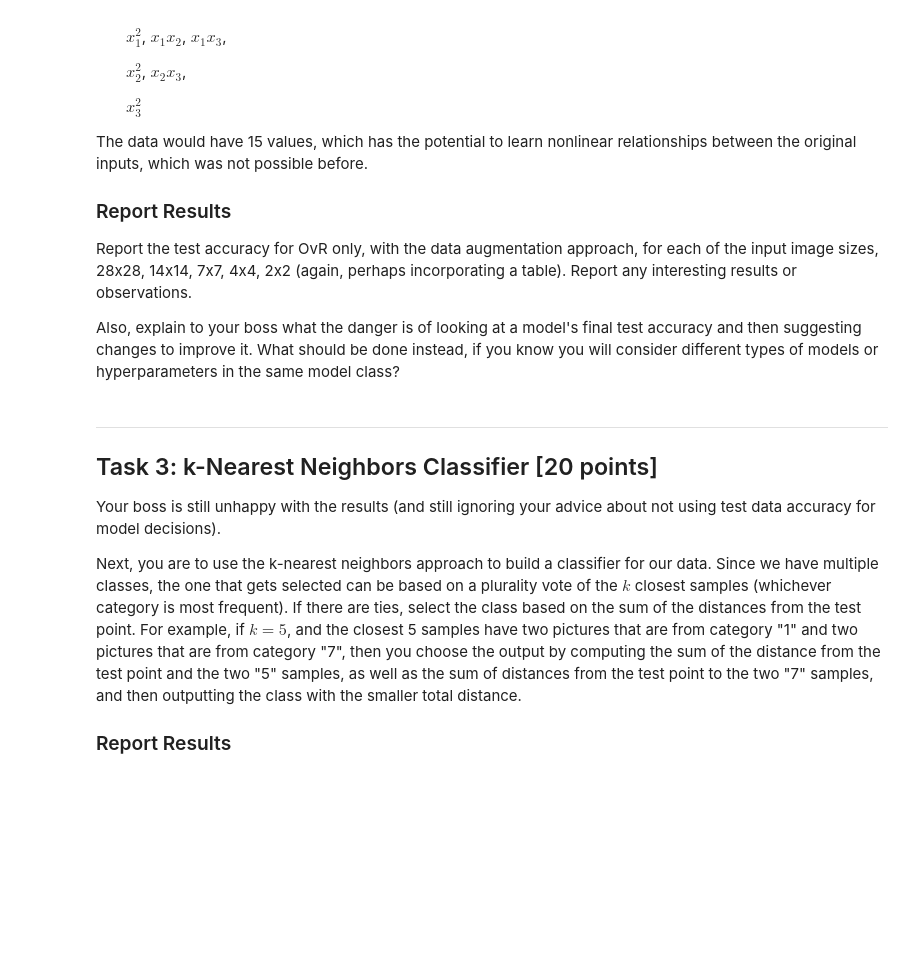
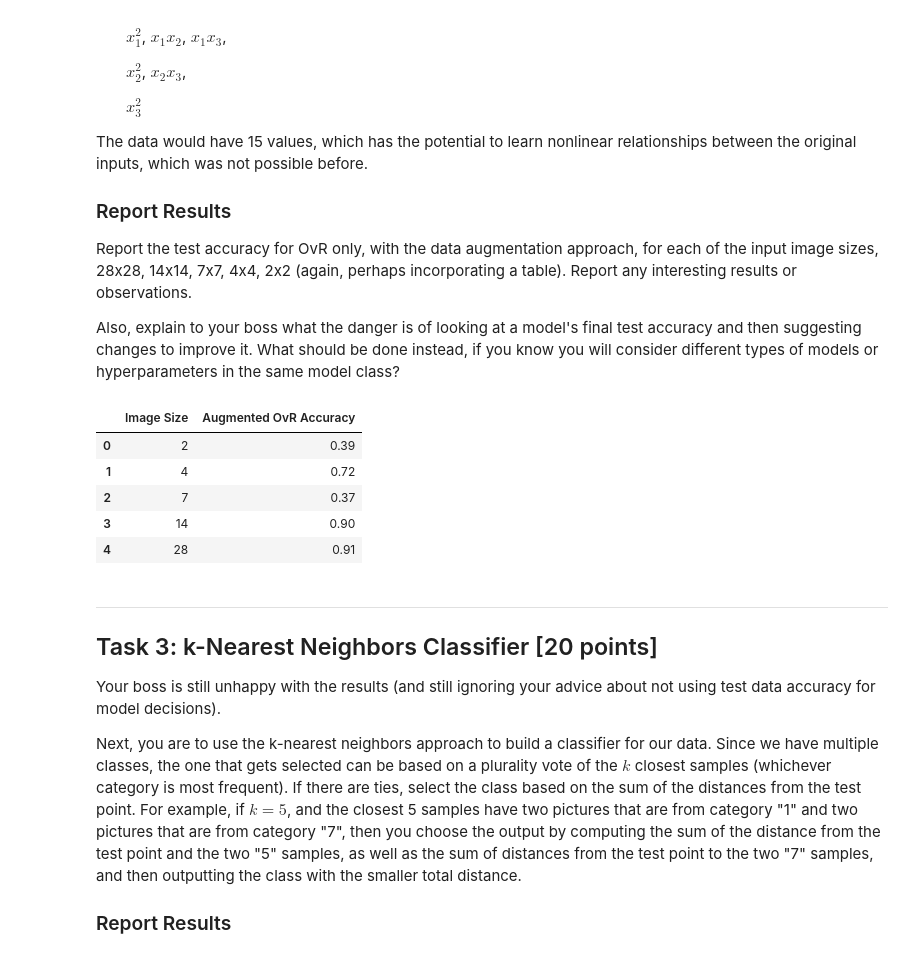
Before and after one commit to Czedros/CSE352-Machine-Learning-Assignments, a Jupyter notebook: ML/MNIST.ipynb, the cells around one changed output. Drawn from its saved outputs; the diff is of its cells as text; code cells hidden in the pictures; blank space fills up the shorter version.

```diff
--- a/ML/MNIST.ipynb
+++ b/ML/MNIST.ipynb
@@ -165,3 +252,47 @@ Also, explain to your boss what the danger is of looking at a model's final test
+# %%
+def augment_quadratic(X):
+    """
+    X: (num_samples, num_features)
+    Returns: (num_samples, 1 + n + n(n+1)/2)
+    """
+    n_samples, n_features = X.shape
+    augmented = [np.ones((n_samples, 1)), X]
+
+    quad_features = []
+    for i in range(n_features):
+        for j in range(i, n_features):
+            quad_features.append((X[:, i] * X[:, j]).reshape(-1, 1))
+
+    augmented.extend(quad_features)
+    return np.hstack(augmented)
+
+sizes = [2,4,7, 14, 28]
+augmented_results = []
+
+for size in sizes:
+    X_train, y_train, X_val, y_val, X_test, y_test = prepare_data(images, labels, size)
+
+    # Augment all sets
+    X_train_aug = augment_quadratic(X_train)
+    X_test_aug = augment_quadratic(X_test)
+
+    W_ovr_aug = train_ovr(X_train_aug, y_train)
+    y_pred_aug = predict_ovr(X_test_aug, W_ovr_aug)
+    acc_aug = accuracy(y_test, y_pred_aug)
+
+    augmented_results.append((size, acc_aug))
+
+# Display
+import pandas as pd
+df_aug = pd.DataFrame(augmented_results, columns=["Image Size", "Augmented OvR Accuracy"])
+display(df_aug)
+# %% [output]
+|  | Image Size | Augmented OvR Accuracy |
+| 0 | 2 | 0.39 |
+| 1 | 4 | 0.72 |
+| 2 | 7 | 0.37 |
+| 3 | 14 | 0.90 |
+| 4 | 28 | 0.91 |
 # %% [markdown]
 ---
 ## Task 3: k-Nearest Neighbors Classifier [20 points]
```
Also changed, not shown: parts of 5 cells of this notebook.
